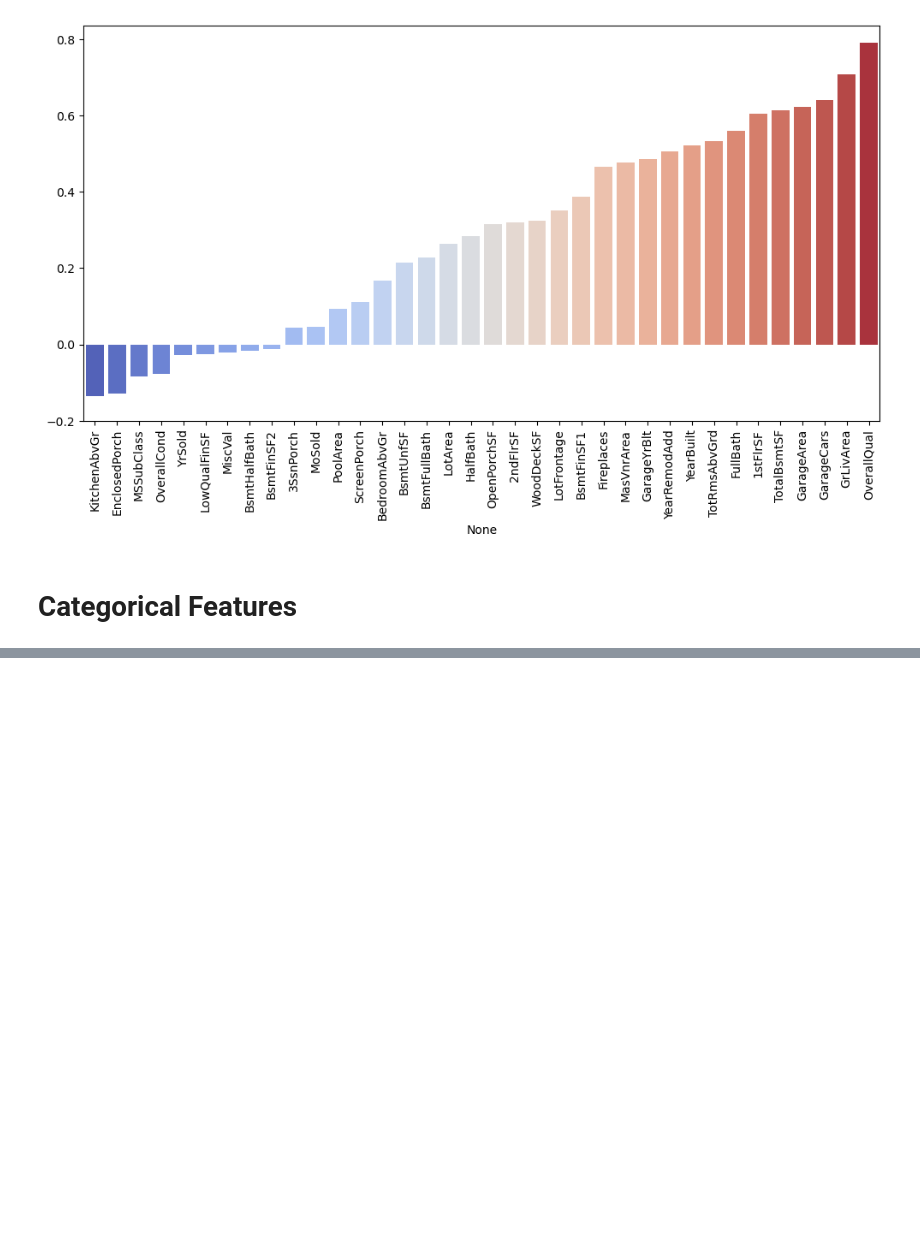
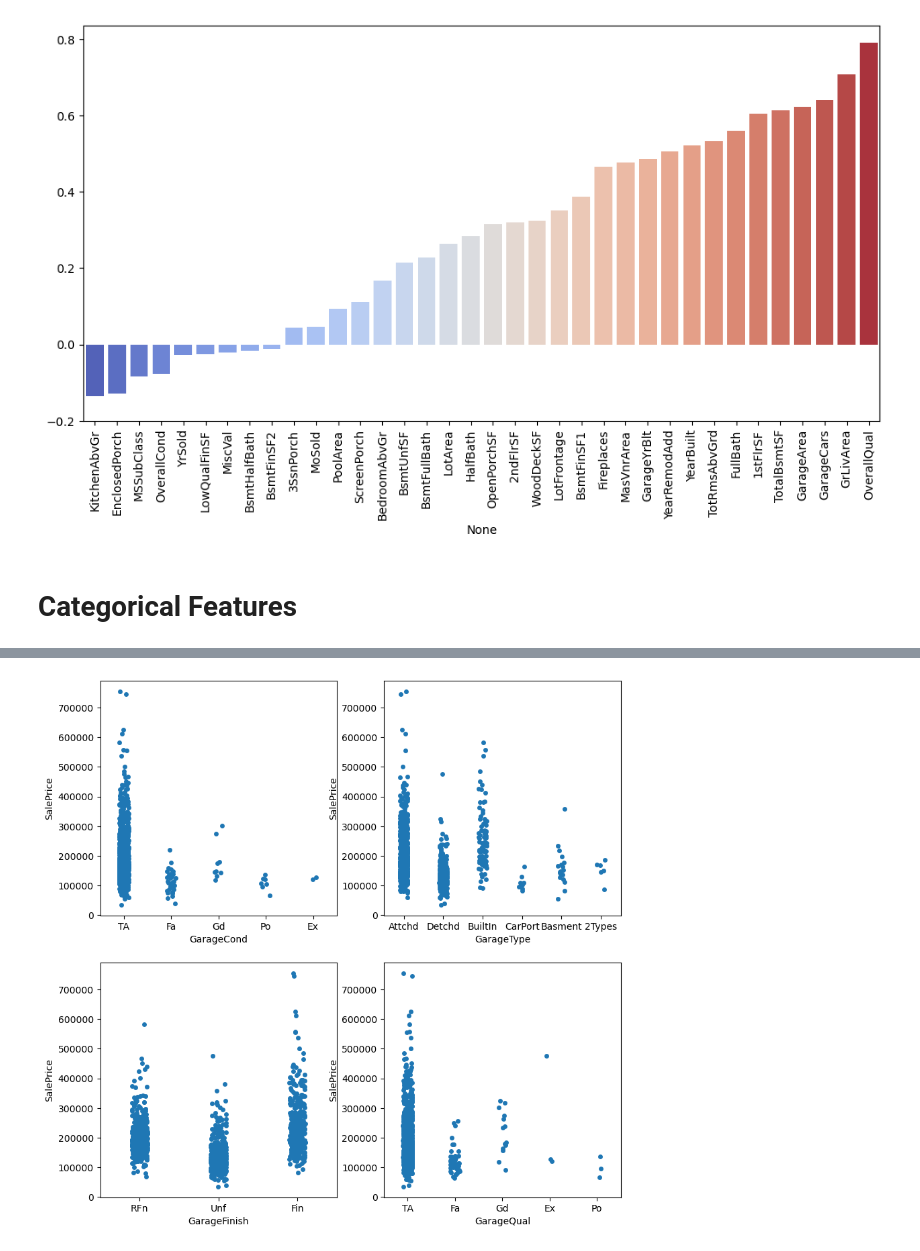
Before and after one commit to hieunguyen-cyber/Advanced_Regression, a Jupyter notebook: notebooks/exploratory_data_analysis.ipynb, the cells around one changed output, grey strips where cells are left out. Cells and saved outputs as stored; diff of their text form; code cells hidden in the pictures; blank space fills up the shorter version.

```diff
--- a/notebooks/exploratory_data_analysis.ipynb
+++ b/notebooks/exploratory_data_analysis.ipynb
@@ -208,0 +239,8 @@ GarageCond   : 81   missing values - 5.55% - 6 unique values
+# %%
+fig3, ax3 = plt.subplots(2, 2, figsize=(10, 10))
+for r in range(2):
+    for c in range(2):
+        sns.stripplot(data=data,x=Garage_cols[r*2+c-1] , y="SalePrice" , ax=ax3[r,c])
+plt.show()
+# %% [output]
+[figure, added]
```
Also changed, not shown: parts of 14 cells of this notebook, 2 other files.
